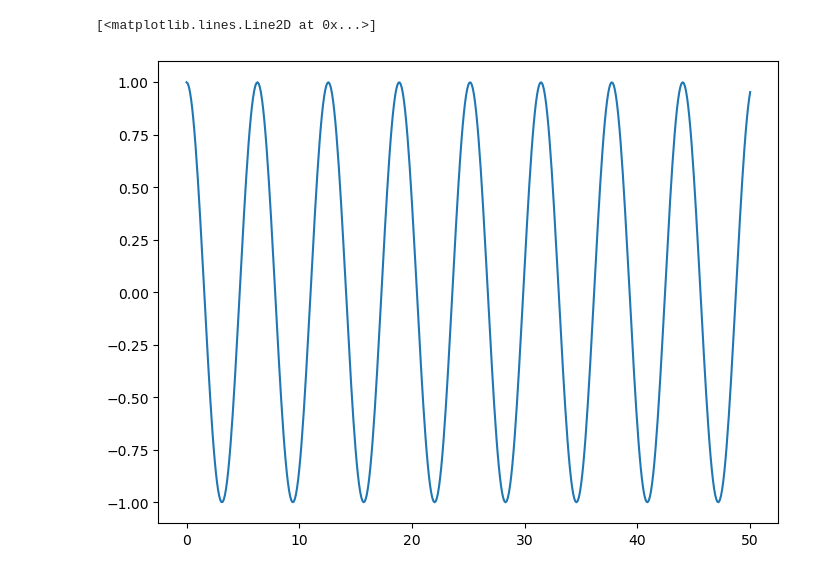
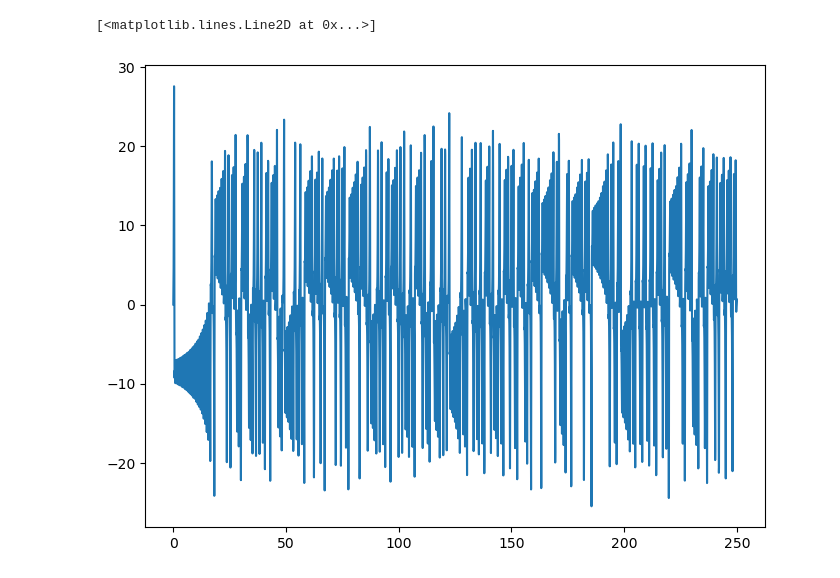
Before and after one commit to harryzhou2000/OdeNNSR, a Jupyter notebook: src/LinearTestNote.ipynb, the cells around one changed output. Saved outputs shown, nothing was run; the diff lists cells and outputs as text; code cells hidden in the pictures.

Commit message:
lorenz tested

```diff
--- a/src/LinearTestNote.ipynb
+++ b/src/LinearTestNote.ipynb
@@ -4,18 +5,19 @@ from LinearTest import *
 import math
 # %%
 solver = ODE.ESDIRK("ESDIRK4")
-solver = ODE.ESDIRK("ESDIRK3")
-solver = ODE.ESDIRK("Trapezoid")
+# solver = ODE.ESDIRK("ESDIRK3")
+# solver = ODE.ESDIRK("Trapezoid")
 # solver = ODE.ESDIRK("BackwardEuler")
 dt = 0.1
-us, ts = test_oscillator(omega=1, dt=dt, nStep=math.ceil(50/dt), solver=solver)
+# us, ts = test_oscillator(omega=1, dt=dt, nStep=math.ceil(50/dt), solver=solver)
+us, ts = test_lorenz_ode(dt=0.01, nStep=5000, solver=solver)
 us = np.array(us)
 import matplotlib.pyplot as plt
 
 plt.figure(101, figsize=(8, 6))
 plt.clf()
-plt.plot(ts, us[:, 0])
+plt.plot(ts, us[:, 1])
 # %% [output]
 [<matplotlib.lines.Line2D at 0x...>]
-[figure, old version]
+[figure, new version]
 # %%
```
Also changed, not shown: parts of 3 cells of this notebook, 5 other files.
